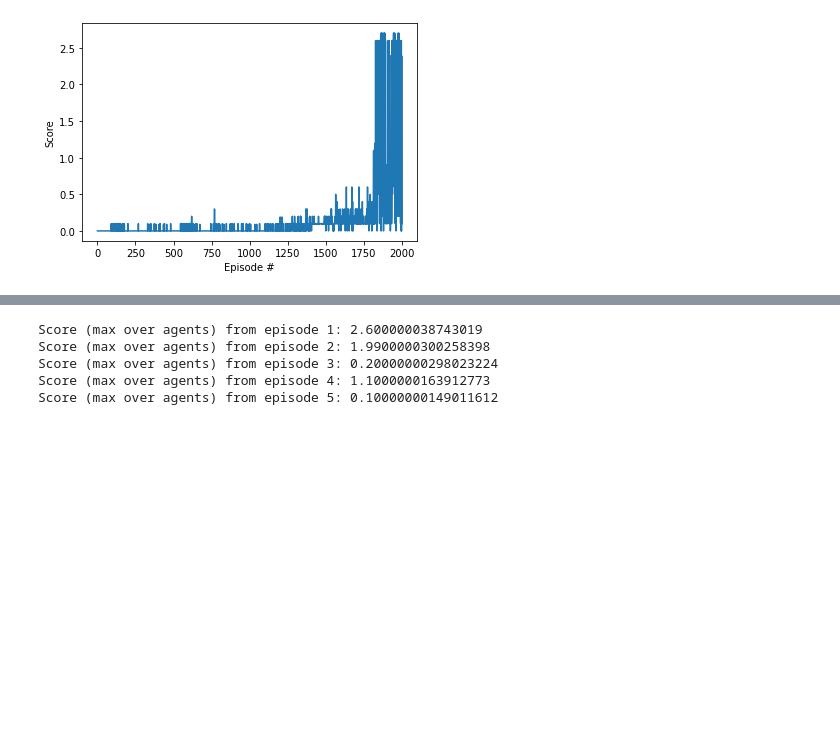
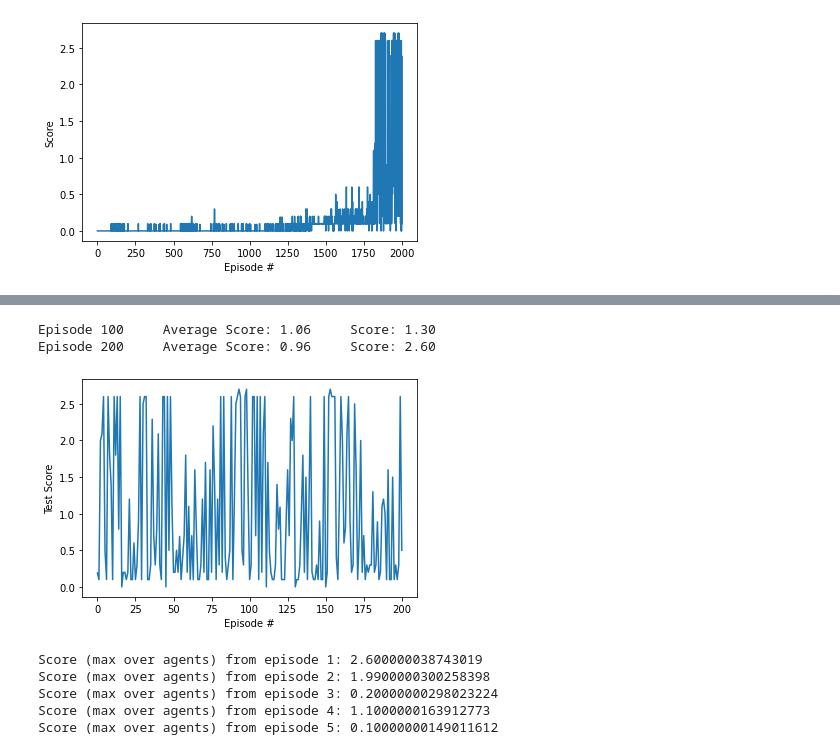
Before and after one commit to anindex/deepRL-projects, a Jupyter notebook: collaboration_competition/Tennis.ipynb, the cells around one changed output, grey strips where cells are left out. Drawn from its saved outputs; the diff is of its cells as text; code cells hidden in the pictures; blank space fills up the shorter version.

Commit message:
[ADD] Add REPORT.md and test scores for Collaboration Competition project

```diff
--- a/collaboration_competition/Tennis.ipynb
+++ b/collaboration_competition/Tennis.ipynb
@@ -217,0 +220,6 @@ We will then observe the trained behavior of the MADDPG agent ands finally recor
+# %%
+agent = MADDPGAgent(state_size, action_size, random_seed=0, num_agents=num_agents)
+
+if os.path.isfile('actor0.pth') and os.path.isfile('actor1.pth'):
+    agent.actor_locals[0].load_state_dict(torch.load('actor0.pth'))
+    agent.actor_locals[1].load_state_dict(torch.load('actor1.pth'))
@@ -218 +244,45 @@ We will then observe the trained behavior of the MADDPG agent ands finally recor
+# %%
+def test_maddpg(n_episodes=2000, max_t=1000, start_episode=1, print_every=100):
+    scores = []                        # list containing scores from each episode
+    scores_window = deque(maxlen=100)  # last 100 scores
+
+    for i_episode in range(start_episode, start_episode+n_episodes+1):
+        env_info = env.reset(train_mode=True)[brain_name]
+        agent.reset()
+
+        states = env_info.vector_observations
+        current_scores = np.zeros(num_agents)
+        for t in range(max_t):
+            actions = agent.act(states)                        # select an action (for each agent)
+
+            env_info = env.step(actions)[brain_name]           # send all actions to tne environment
+            next_states = env_info.vector_observations         # get next state (for each agent)
+            rewards = env_info.rewards                         # get reward (for each agent)
+            dones = env_info.local_done                        # see if episode finished
+            current_scores += env_info.rewards                         # update the score (for each agent)
+            states = next_states                               # roll over states to next time step
+            if np.any(dones):                                  # exit loop if episode finished
+                break
+        max_score = np.max(current_scores)
+        scores_window.append(max_score)       # save most recent score
+        scores.append(max_score)              # save most recent score
+        mean_score = np.mean(scores_window)
+        if i_episode % print_every == 0:
+            print('\rEpisode {}\tAverage Score: {:.2f}\tScore: {:.2f}'.format(i_episode, mean_score, max_score))
+    return scores
+
+scores = test_maddpg(n_episodes=200)
+# %% [output]
+Episode 100     Average Score: 1.06     Score: 1.30
+Episode 200     Average Score: 0.96     Score: 2.60
+# %%
+# plot the test scores
+fig = plt.figure()
+ax = fig.add_subplot(111)
+plt.plot(np.arange(len(scores)), scores)
+plt.ylabel('Test Score')
+plt.xlabel('Episode #')
+plt.show()
+# %% [output]
+[figure, added]
 # %%
```
Also changed, not shown: parts of 5 cells of this notebook, 4 other files.
